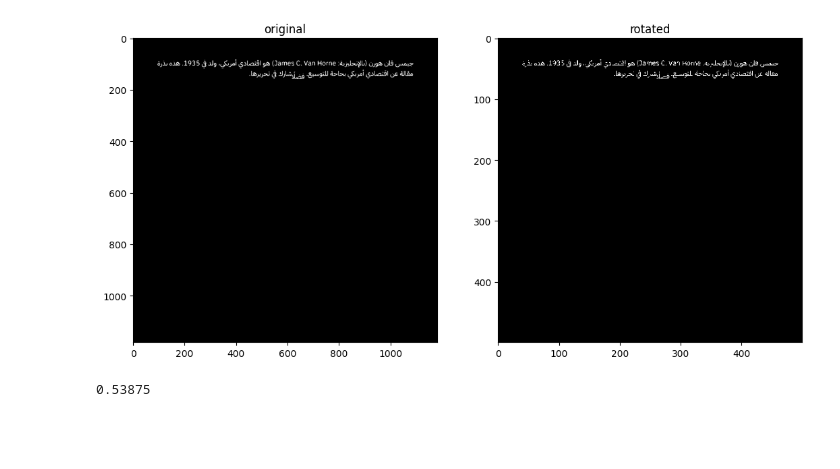
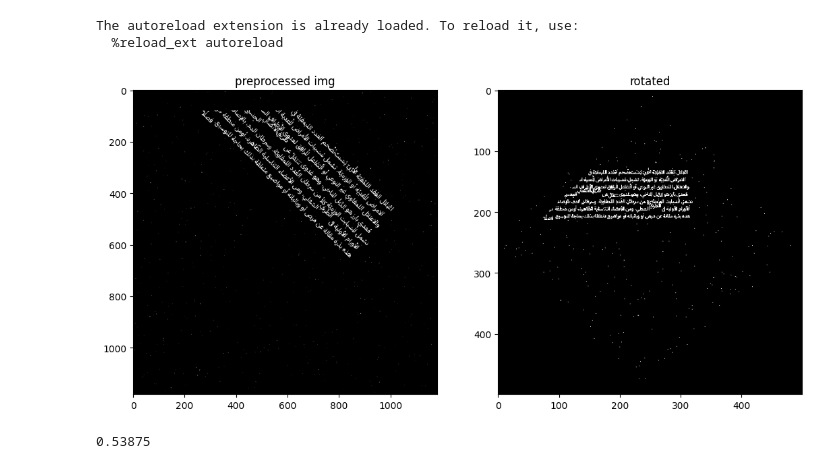
Before and after one commit to Mr-Sheerlock/AbuGradients, a Jupyter notebook: test.ipynb, the cells around one changed output. Saved outputs shown, nothing was run; the diff lists cells and outputs as text; code cells hidden in the pictures; blank space fills up the shorter version.

```diff
--- a/test.ipynb
+++ b/test.ipynb
@@ -6,42 +6,67 @@ import cv2
 import skimage.filters as filters
 import scipy.ndimage as nd
 from skimage.feature  import *
+from skimage import io
+from skimage import img_as_uint,img_as_ubyte
+io.use_plugin('pil')
 import os
 from tqdm import tqdm
 
 %matplotlib inline
 %load_ext autoreload
 %autoreload 2
+
+# io.find_available_plugins()
+# %% [output]
+The autoreload extension is already loaded. To reload it, use:
+  %reload_ext autoreload
 # %%
+# Lemonada/189.jpeg is rotated 180 degrees
+# Lemonada/457.jpeg has salt and pepper noise
+# IBM /18.jpeg has blurry
+# IBM /2.jpeg has blurry
+# IBM /59.jpeg has s&p
+
 fontName='IBM Plex Sans Arabic'
 dir=os.path.join('fonts-dataset',fontName)
 outdir=os.path.join('outer',fontName)
-img = io.imread(os.path.join(dir,'0.jpeg'))
+img = io.imread(os.path.join(dir,'59.jpeg'))
 img=preprocess(img)
 rot=removeSkew(img,500)
+
+show_images([img,rot],['preprocessed img','rotated'])
+# print("outs")
+# print(rot.dtype)
+# print(np.max(rot))
+# print(np.min(rot))
+# save image
+io.imsave(os.path.join('outer','59.jpeg'),rot*255)
+# get the first and last nonzero elements in the histogram
+# # get the histogram values
+# # plot the histogram
 #get all unique values in the image
-# rot= cropImage(rot)
-# convert the image to binary to be able to see it
-rot= cv2.threshold(rot, 0, 255, cv2.THRESH_BINARY + cv2.THRESH_OTSU)[1]
-cv2.imwrite(os.path.join('outer','0.png'),rot)
+# convert the image to float32
+# io.imsave(os.path.join('outer','324.png'),rot*255)
+# rot=rot.astype(np.uint8)
+# rot= cv2.threshold(rot, 0, 255, cv2.THRESH_BINARY + cv2.THRESH_OTSU)[1]
+# cv2.imwrite(os.path.join('outer','324.jpeg'),rot)
 #normalize the image
-show_images([img,rot],['original','rotated'])
 # get the nonzero elements of rot
 # print(rot.shape)
 # nonzero=np.nonzero(rot)
 # print(nonzero)
 #save images
 # io.imsave(os.path.join('outer','0.jpeg'),rot)
 # glcm = graycomatrix(rot,[5],[0])
 # get lbp of the image
 # radius = 3
 # n_points = 8 * radius
 # lbp = local_binary_pattern(rot, n_points, radius, 'uniform')
 # get hog
 # fd, hog_image = hog(rot, orientations=8, pixels_per_cell=(16, 16),
 #                     cells_per_block=(1, 1), visualize=True)
 # %% [output]
-[figure, old version]
+[figure, new version]
 # %%
 Lemonadafd=[]
 IBMPlexfd=[]
```
Also changed, not shown: parts of 1 cell of this notebook, 17 other files.
